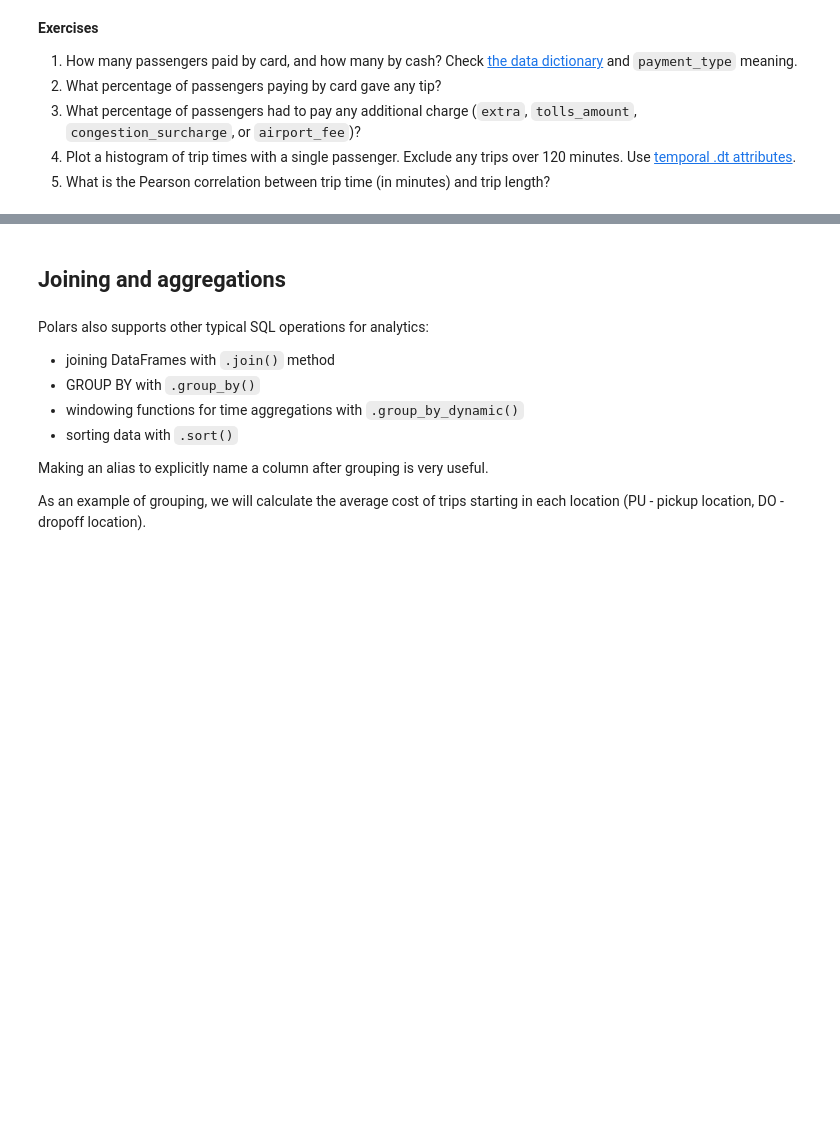
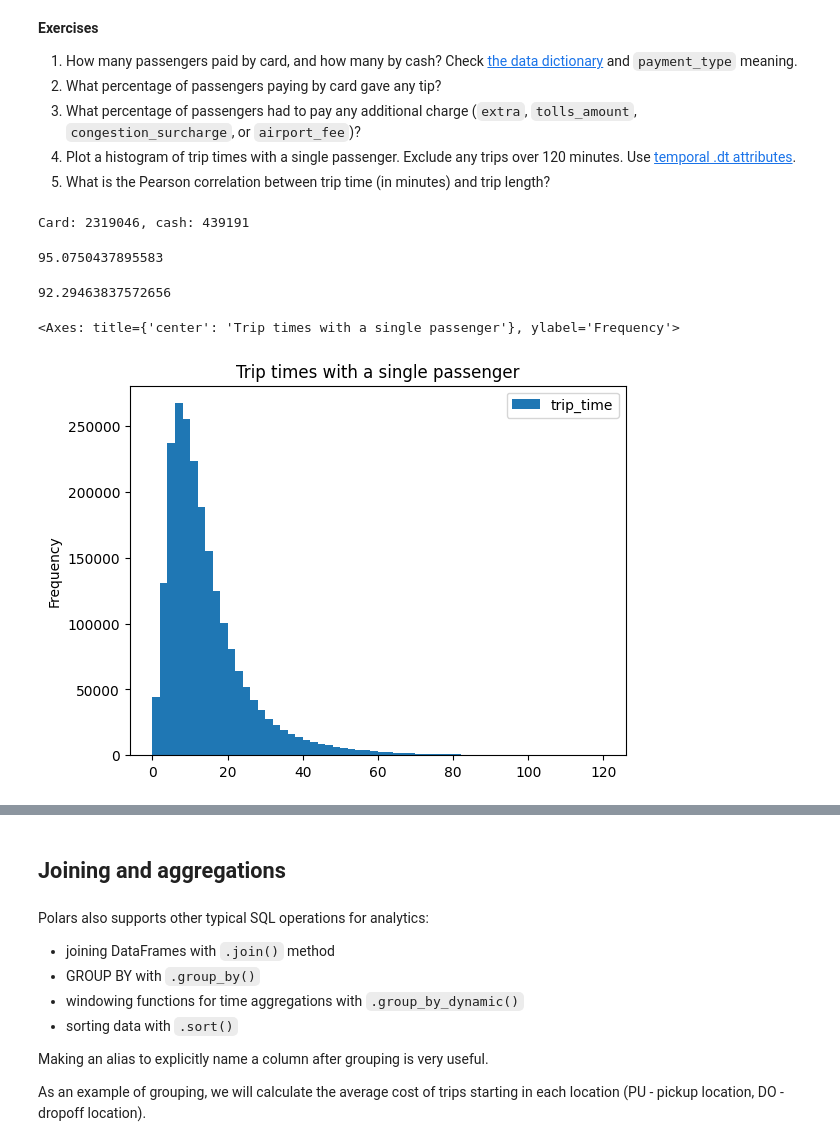
Before and after one commit to mikhailbahdashych-agh/mlops-lab3, a Jupyter notebook: notebook_polars.ipynb, the cells around one changed output, grey strips where cells are left out. Saved outputs shown, nothing was run; the diff lists cells and outputs as text; code cells hidden in the pictures; blank space fills up the shorter version.

```diff
--- a/notebook_polars.ipynb
+++ b/notebook_polars.ipynb
@@ -187,3 +408,39 @@ df_passengers
 3. What percentage of passengers had to pay any additional charge (`extra`, `tolls_amount`, `congestion_surcharge`, or `airport_fee`)?
 4. Plot a histogram of trip times with a single passenger. Exclude any trips over 120 minutes. Use [temporal .dt attributes](https://docs.pola.rs/api/python/stable/reference/expressions/temporal.html).
 5. What is the Pearson correlation between trip time (in minutes) and trip length?
+# %%
+# 1
+card_count = df.filter(pl.col("payment_type") == 1).height
+cash_count = df.filter(pl.col("payment_type") == 2).height
+print(f"Card: {card_count}, cash: {cash_count}")
+# %% [output]
+Card: 2319046, cash: 439191
+# %%
+# 2
+df_card = df.filter(pl.col("payment_type") == 1)
+tipping_perc = (df_card["tip_amount"] > 0).mean()
+print(tipping_perc * 100)
+# %% [output]
+95.0750437895583
+# %%
+# 3
+charges = ["extra", "tolls_amount", "congestion_surcharge", "airport_fee"]
+extra_charge_count = df.filter(pl.any_horizontal(pl.col(charges) > 0)).height
+print((extra_charge_count / len(df)) * 100)
+# %% [output]
+92.29463837572656
+# %%
+# 4
+
+trip_minutes = trip_time.dt.total_minutes()
+
+(
+    df.filter(pl.col("passenger_count") == 1)
+    .select(trip_minutes)
+    .filter(pl.col("trip_time").is_between(0, 120))
+    .to_pandas()
+    .plot.hist(bins=60, title="Trip times with a single passenger")
+)
+# %% [output]
+<Axes: title={'center': 'Trip times with a single passenger'}, ylabel='Frequency'>
+[figure, added]
```
Also changed, not shown: parts of 52 cells of this notebook, 1 other file.
